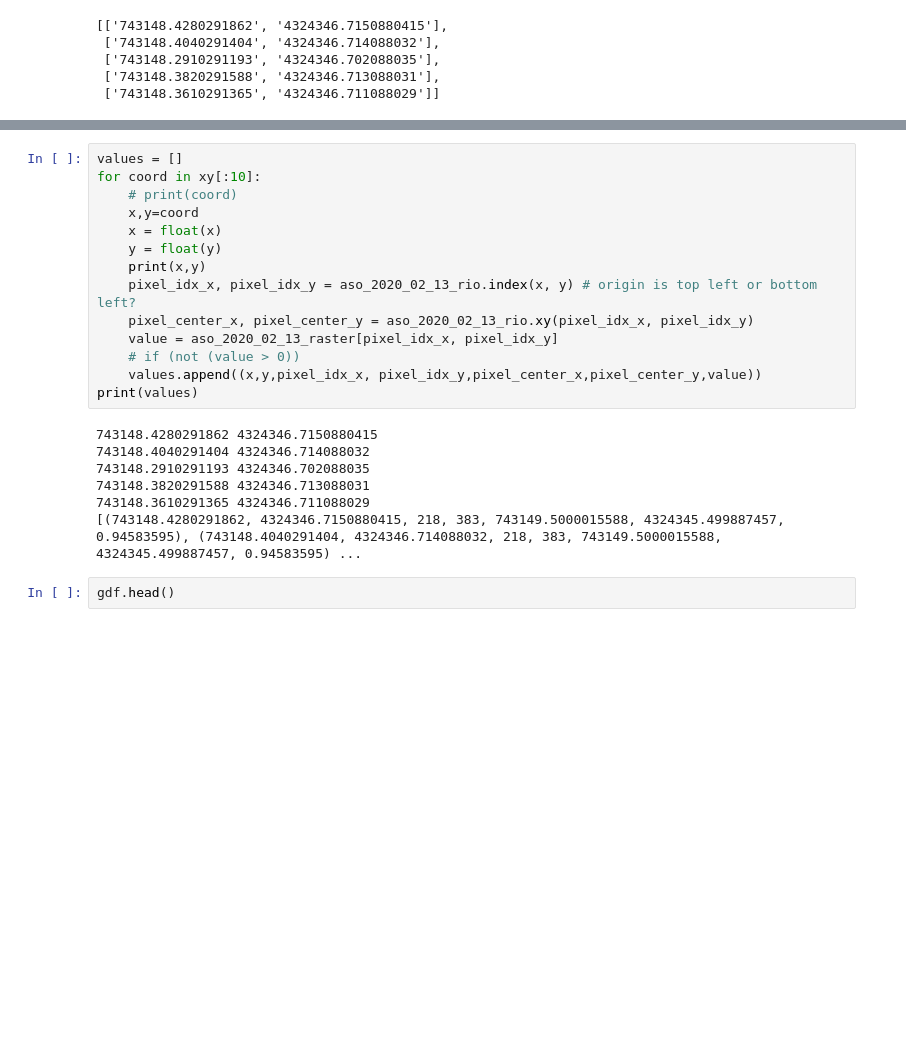
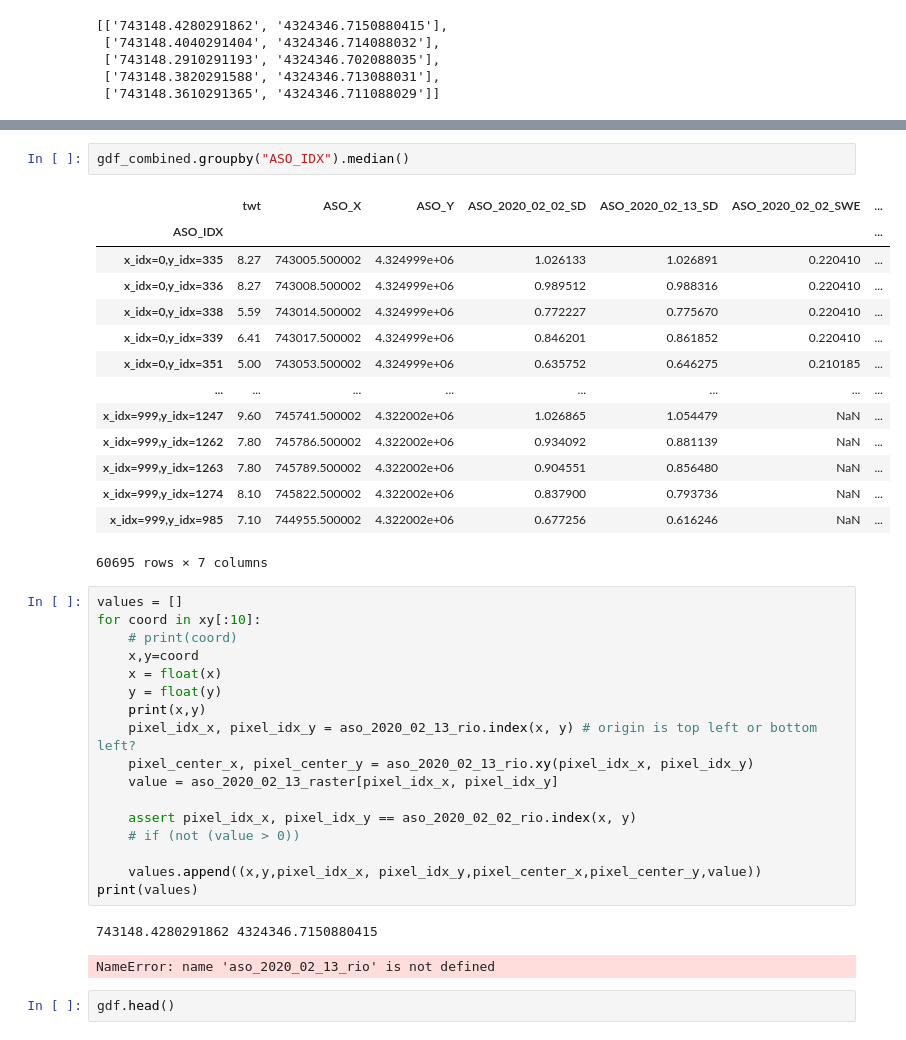
Before and after one commit to snowex-hackweek/coldfusion, a Jupyter notebook: contributors/sethv/database_query_tests.ipynb, the cells around one changed output, grey strips where cells are left out. Cells and saved outputs as stored; diff of their text form; blank space fills up the shorter version.

```diff
--- a/contributors/sethv/database_query_tests.ipynb
+++ b/contributors/sethv/database_query_tests.ipynb
@@ -780,3 +1008,20 @@ def f(row):
+# %%
+gdf_combined.groupby("ASO_IDX").median()
+# %% [output]
+|  | twt | ASO_X | ASO_Y | ASO_2020_02_02_SD | ASO_2020_02_13_SD | ASO_2020_02_02_SWE | ... |
+| ASO_IDX |  |  |  |  |  |  | ... |
+| x_idx=0,y_idx=335 | 8.27 | 743005.500002 | 4.324999e+06 | 1.026133 | 1.026891 | 0.220410 | ... |
+| x_idx=0,y_idx=336 | 8.27 | 743008.500002 | 4.324999e+06 | 0.989512 | 0.988316 | 0.220410 | ... |
+| x_idx=0,y_idx=338 | 5.59 | 743014.500002 | 4.324999e+06 | 0.772227 | 0.775670 | 0.220410 | ... |
+| x_idx=0,y_idx=339 | 6.41 | 743017.500002 | 4.324999e+06 | 0.846201 | 0.861852 | 0.220410 | ... |
+| x_idx=0,y_idx=351 | 5.00 | 743053.500002 | 4.324999e+06 | 0.635752 | 0.646275 | 0.210185 | ... |
+| ... | ... | ... | ... | ... | ... | ... | ... |
+| x_idx=999,y_idx=1247 | 9.60 | 745741.500002 | 4.322002e+06 | 1.026865 | 1.054479 | NaN | ... |
+| x_idx=999,y_idx=1262 | 7.80 | 745786.500002 | 4.322002e+06 | 0.934092 | 0.881139 | NaN | ... |
+| x_idx=999,y_idx=1263 | 7.80 | 745789.500002 | 4.322002e+06 | 0.904551 | 0.856480 | NaN | ... |
+| x_idx=999,y_idx=1274 | 8.10 | 745822.500002 | 4.322002e+06 | 0.837900 | 0.793736 | NaN | ... |
+| x_idx=999,y_idx=985 | 7.10 | 744955.500002 | 4.322002e+06 | 0.677256 | 0.616246 | NaN | ... |
+60695 rows × 7 columns
 # %%
 values = []
 for coord in xy[:10]:
@@ -788,16 +1033,15 @@ for coord in xy[:10]:
     pixel_idx_x, pixel_idx_y = aso_2020_02_13_rio.index(x, y) # origin is top left or bottom left?
     pixel_center_x, pixel_center_y = aso_2020_02_13_rio.xy(pixel_idx_x, pixel_idx_y)
     value = aso_2020_02_13_raster[pixel_idx_x, pixel_idx_y]
+
+    assert pixel_idx_x, pixel_idx_y == aso_2020_02_02_rio.index(x, y)
     # if (not (value > 0))
+
     values.append((x,y,pixel_idx_x, pixel_idx_y,pixel_center_x,pixel_center_y,value))
 print(values)
 # %% [output]
 743148.4280291862 4324346.7150880415
-743148.4040291404 4324346.714088032
-743148.2910291193 4324346.702088035
-743148.3820291588 4324346.713088031
-743148.3610291365 4324346.711088029
-[(743148.4280291862, 4324346.7150880415, 218, 383, 743149.5000015588, 4324345.499887457, 0.94583595), (743148.4040291404, 4324346.714088032, 218, 383, 743149.5000015588, 4324345.499887457, 0.94583595) ...
+NameError: name 'aso_2020_02_13_rio' is not defined
 # %%
 gdf.head()
 # %% [output]
```
Also changed, not shown: parts of 49 cells of this notebook.
